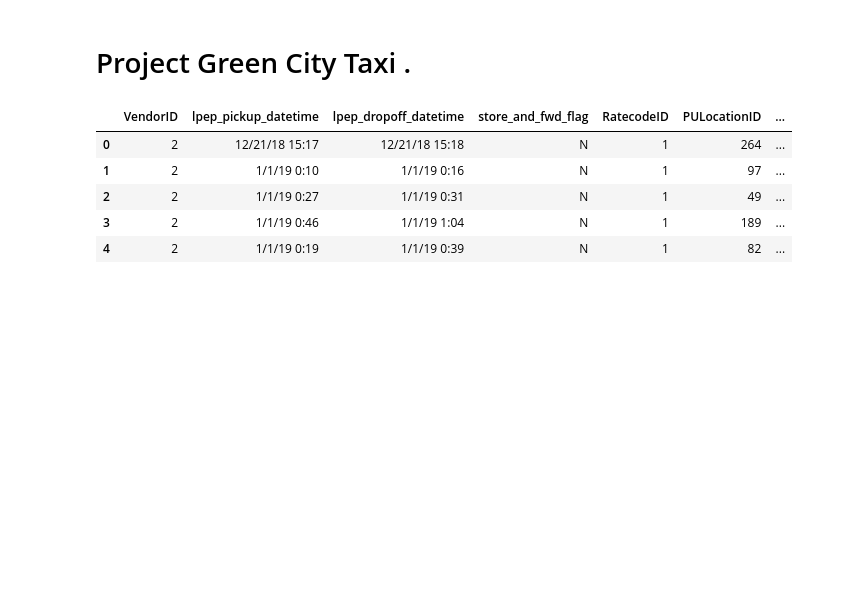
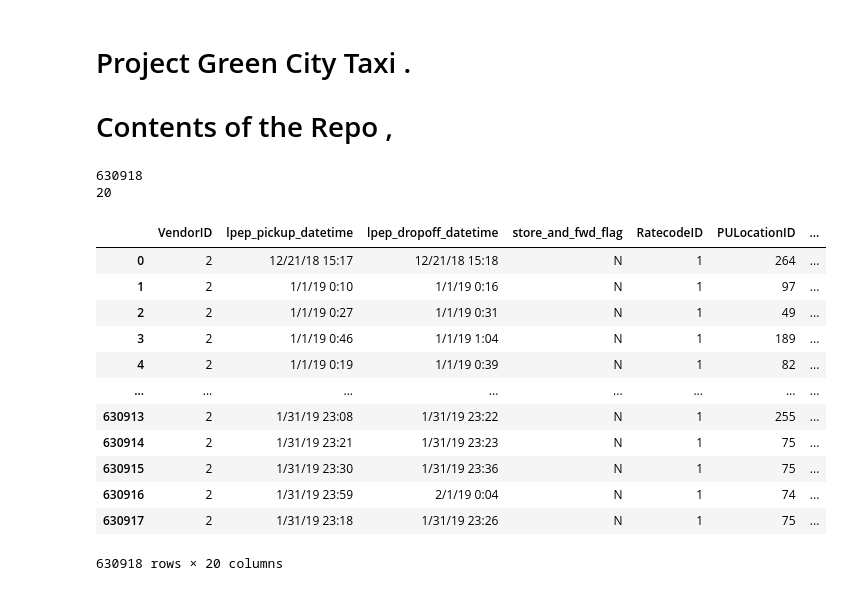
Before and after one commit to kayambi/Taxi_Cab_of_New_York, a Jupyter notebook: DataSet/Untitled.ipynb, the cells around one changed output. Cells and saved outputs as stored; diff of their text form; code cells hidden in the pictures; blank space fills up the shorter version.

```diff
--- a/DataSet/Untitled.ipynb
+++ b/DataSet/Untitled.ipynb
@@ -1,3 +1,5 @@
 # %% [markdown]
 # Project Green  City  Taxi .
+
+# Contents of the Repo ,
 # %%
@@ -22,13 +28,31 @@ warnings.filterwarnings('ignore')
 # %%
 # Firs Step . Download Dataset and Print out the size.
 if os.path.exists('green_tripdata_2019-01.csv'):# check if the Data is present and load it .
-    Data_Jan = pd.read_csv('green_tripdata_2019-01.csv')
-Data_Jan.head()
-# else: # Download Data Jan if not available on desktop .
+    Data= pd.read_csv('green_tripdata_2019-01.csv')
+else: # Download Data Jan if not available on desktop .
+    url = "https://s3.amazonaws.com/nyc-tlc/trip+data/green_tripdata_2019-01.csv"
+    Data= pd.read_url('url')
+    Data= Data.to_csv(url.split('/')[-1])
+
+# print number rows and number of columns
+print(Data.shape[0])
+print(Data.shape[1])
 # %% [output]
-|  | VendorID | lpep_pickup_datetime | lpep_dropoff_datetime | store_and_fwd_flag | RatecodeID | PULocationID | ... |
-| 0 | 2 | 12/21/18 15:17 | 12/21/18 15:18 | N | 1 | 264 | ... |
-| 1 | 2 | 1/1/19 0:10 | 1/1/19 0:16 | N | 1 | 97 | ... |
-| 2 | 2 | 1/1/19 0:27 | 1/1/19 0:31 | N | 1 | 49 | ... |
-| 3 | 2 | 1/1/19 0:46 | 1/1/19 1:04 | N | 1 | 189 | ... |
-| 4 | 2 | 1/1/19 0:19 | 1/1/19 0:39 | N | 1 | 82 | ... |
+630918
+20
+# %%
+Data
+# %% [output]
+|  | VendorID | lpep_pickup_datetime | lpep_dropoff_datetime | store_and_fwd_flag | RatecodeID | PULocationID | ... |
+| 0 | 2 | 12/21/18 15:17 | 12/21/18 15:18 | N | 1 | 264 | ... |
+| 1 | 2 | 1/1/19 0:10 | 1/1/19 0:16 | N | 1 | 97 | ... |
+| 2 | 2 | 1/1/19 0:27 | 1/1/19 0:31 | N | 1 | 49 | ... |
+| 3 | 2 | 1/1/19 0:46 | 1/1/19 1:04 | N | 1 | 189 | ... |
+| 4 | 2 | 1/1/19 0:19 | 1/1/19 0:39 | N | 1 | 82 | ... |
+| ... | ... | ... | ... | ... | ... | ... | ... |
+| 630913 | 2 | 1/31/19 23:08 | 1/31/19 23:22 | N | 1 | 255 | ... |
+| 630914 | 2 | 1/31/19 23:21 | 1/31/19 23:23 | N | 1 | 75 | ... |
+| 630915 | 2 | 1/31/19 23:30 | 1/31/19 23:36 | N | 1 | 75 | ... |
+| 630916 | 2 | 1/31/19 23:59 | 2/1/19 0:04 | N | 1 | 74 | ... |
+| 630917 | 2 | 1/31/19 23:18 | 1/31/19 23:26 | N | 1 | 75 | ... |
+630918 rows × 20 columns
```
Also changed, not shown: parts of 13 cells of this notebook, 9 other files.
